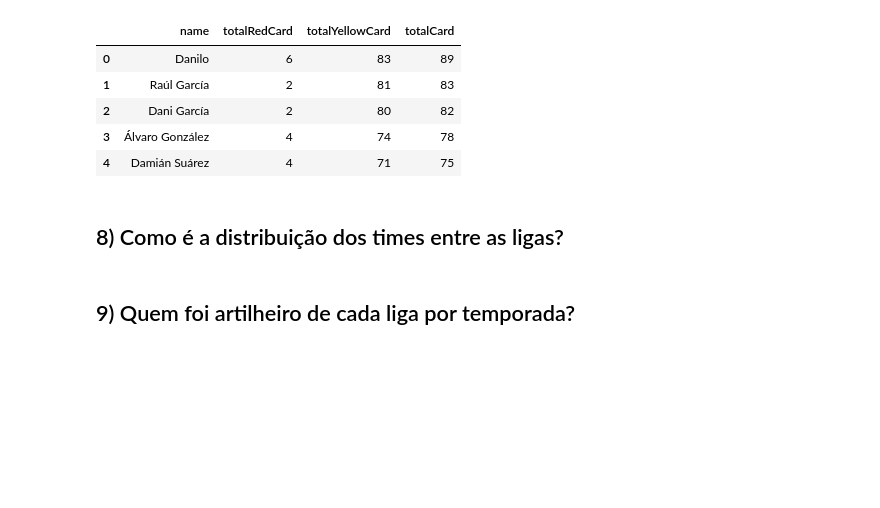
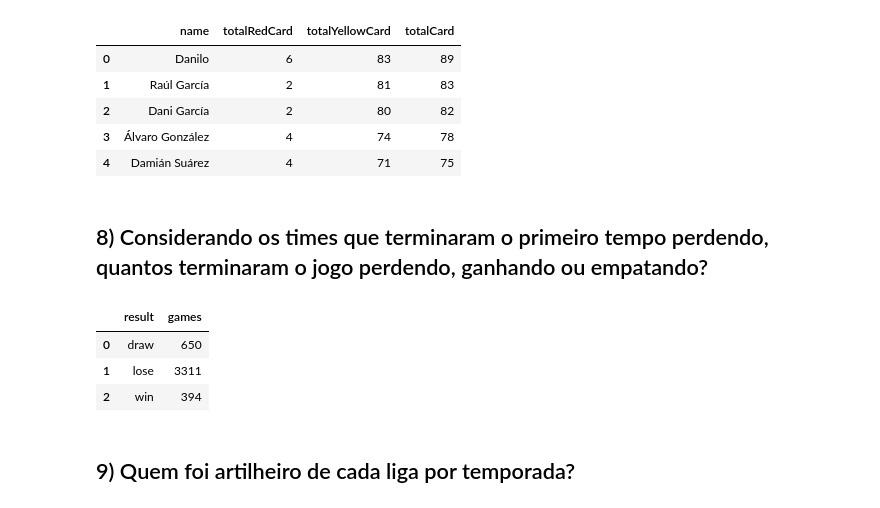
Before and after one commit to ciencia-dados-ifsp-grupo5/FootbalDatabase, a Jupyter notebook: notebooks/FootballDatabase_analysis.ipynb, the cells around one changed output. Drawn from its saved outputs; the diff is of its cells as text; code cells hidden in the pictures; blank space fills up the shorter version.

```diff
--- a/notebooks/FootballDatabase_analysis.ipynb
+++ b/notebooks/FootballDatabase_analysis.ipynb
@@ -486,7 +489,54 @@ exec_query(question_7).head()
 | 3 | Álvaro González | 4 | 74 | 78 |
 | 4 | Damián Suárez | 4 | 71 | 75 |
 # %% [markdown]
-## 8) Como é a distribuição dos times entre as ligas?
+## 8) Considerando os times que terminaram o primeiro tempo perdendo, quantos terminaram o jogo perdendo, ganhando ou empatando?
+# %%
+question_8 = '''
+SELECT
+    result,
+    COUNT(team) as games
+FROM (
+    (
+        SELECT
+            homeTeamID as team,
+            homeGoalsHalfTime,
+            awayGoalsHalfTime,
+            homeGoals,
+            awayGoals,
+            CASE
+                WHEN homeGoals < awayGoals THEN 'lose'
+                WHEN homeGoals = awayGoals THEN 'draw'
+                WHEN homeGoals > awayGoals THEN 'win'
+            END AS result
+        FROM game
+        WHERE homeGoalsHalfTime < awayGoalsHalfTime
+    )
+    UNION
+    (
+        SELECT
+            awayTeamID as team,
+            homeGoalsHalfTime,
+            awayGoalsHalfTime,
+            homeGoals,
+            awayGoals,
+            CASE
+                WHEN homeGoals > awayGoals THEN 'lose'
+                WHEN homeGoals = awayGoals THEN 'draw'
+                WHEN homeGoals < awayGoals THEN 'win'
+            END AS result
+        FROM game
+        WHERE homeGoalsHalfTime > awayGoalsHalfTime
+    )
+) as r
+GROUP BY result
+'''
+
+exec_query(question_8)
+# %% [output]
+|  | result | games |
+| 0 | draw | 650 |
+| 1 | lose | 3311 |
+| 2 | win | 394 |
 # %% [markdown]
 ## 9) Quem foi artilheiro de cada liga por temporada?
 # %%
```
Also changed, not shown: parts of 5 cells of this notebook.
